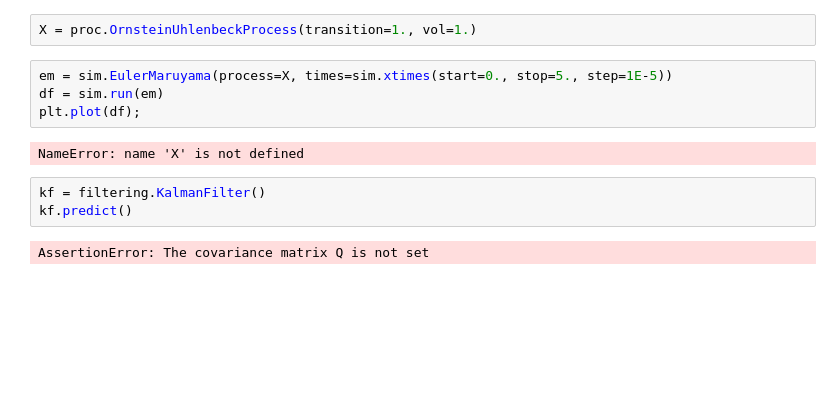
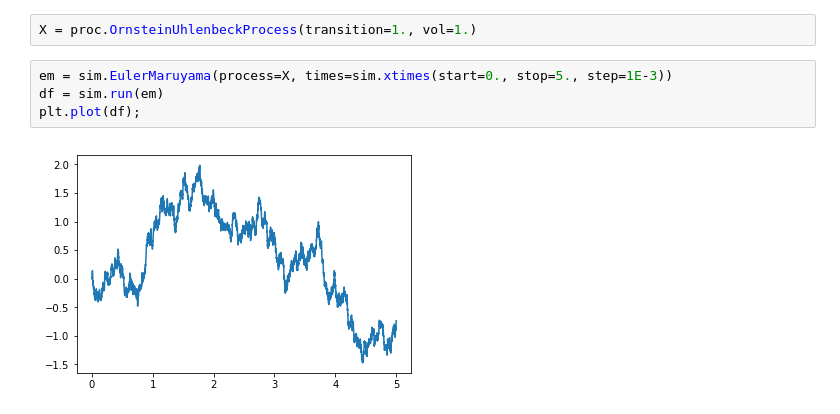
Before and after one commit to thalesians/tsa, a Jupyter notebook: src/jupyter/python/ou.ipynb, the cells around one changed output. Cells and saved outputs as stored; diff of their text form; blank space fills up the shorter version.

```diff
--- a/src/jupyter/python/ou.ipynb
+++ b/src/jupyter/python/ou.ipynb
@@ -16,13 +16,8 @@ rnd.randomstate(np.random.RandomState(seed=42), force=True);
 # %%
 X = proc.OrnsteinUhlenbeckProcess(transition=1., vol=1.)
 # %%
-em = sim.EulerMaruyama(process=X, times=sim.xtimes(start=0., stop=5., step=1E-5))
+em = sim.EulerMaruyama(process=X, times=sim.xtimes(start=0., stop=5., step=1E-3))
 df = sim.run(em)
 plt.plot(df);
 # %% [output]
-NameError: name 'X' is not defined
+[figure, added]
-# %%
-kf = filtering.KalmanFilter()
-kf.predict()
-# %% [output]
-AssertionError: The covariance matrix Q is not set
```
Also changed, not shown: parts of 1 cell of this notebook.
